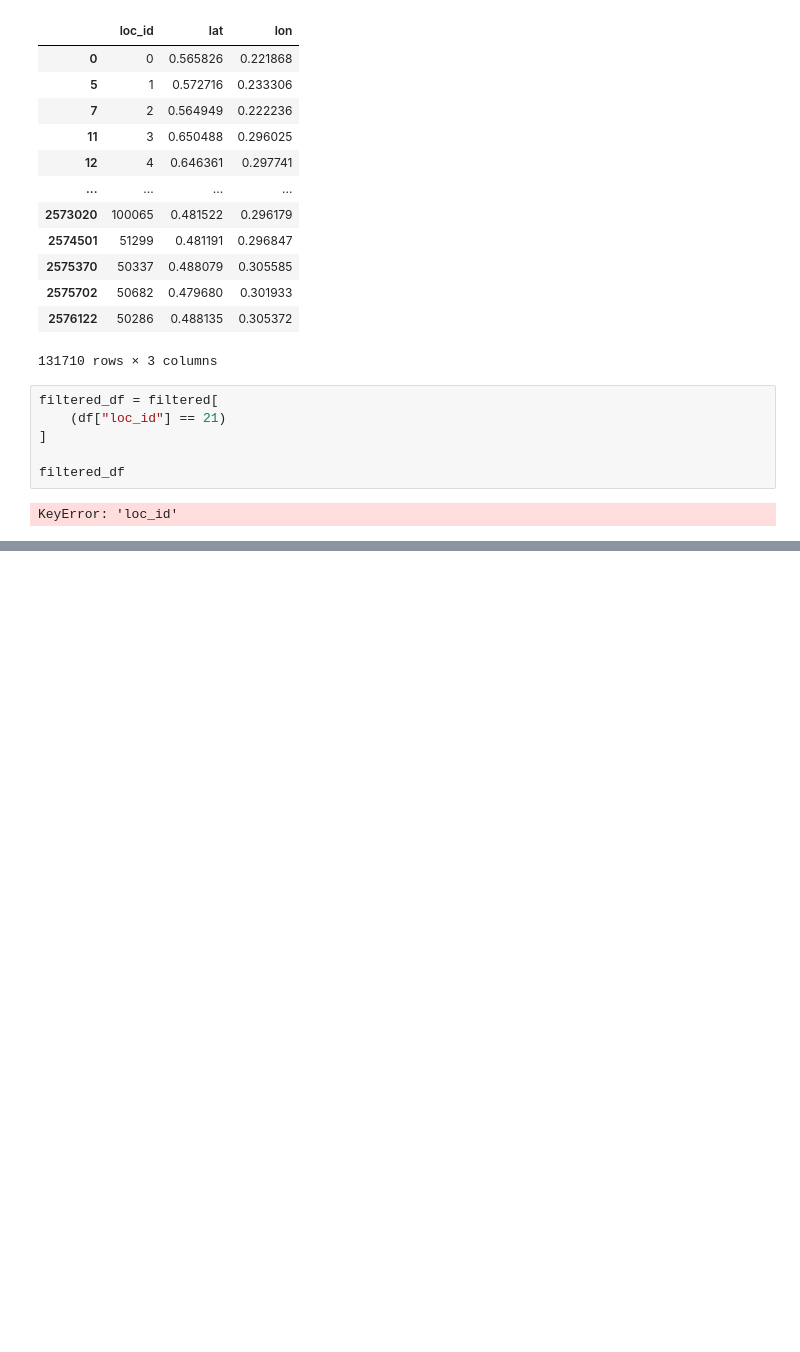
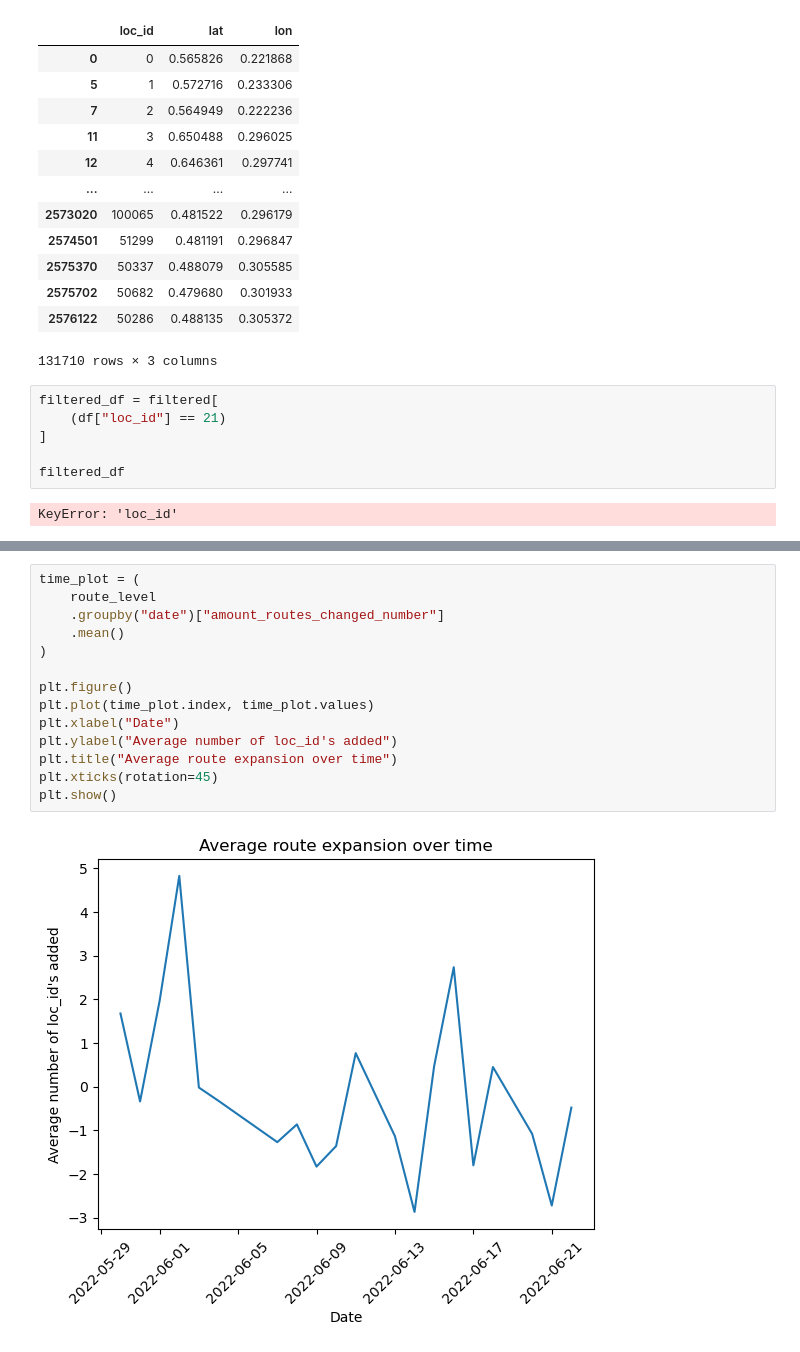
Before and after one commit to kristofopero-lgtm/learning-driver-preferences, a Jupyter notebook: notebooks/analysis._mmylle.ipynb, the cells around one changed output, grey strips where cells are left out. Saved outputs shown, nothing was run; the diff lists cells and outputs as text; blank space fills up the shorter version.

```diff
--- a/notebooks/analysis._mmylle.ipynb
+++ b/notebooks/analysis._mmylle.ipynb
@@ -232,0 +343,16 @@ KeyError: 'loc_id'
+# %%
+time_plot = (
+    route_level
+    .groupby("date")["amount_routes_changed_number"]
+    .mean()
+)
+
+plt.figure()
+plt.plot(time_plot.index, time_plot.values)
+plt.xlabel("Date")
+plt.ylabel("Average number of loc_id's added")
+plt.title("Average route expansion over time")
+plt.xticks(rotation=45)
+plt.show()
+# %% [output]
+[figure, added]
```
Also changed, not shown: parts of 20 cells of this notebook.
